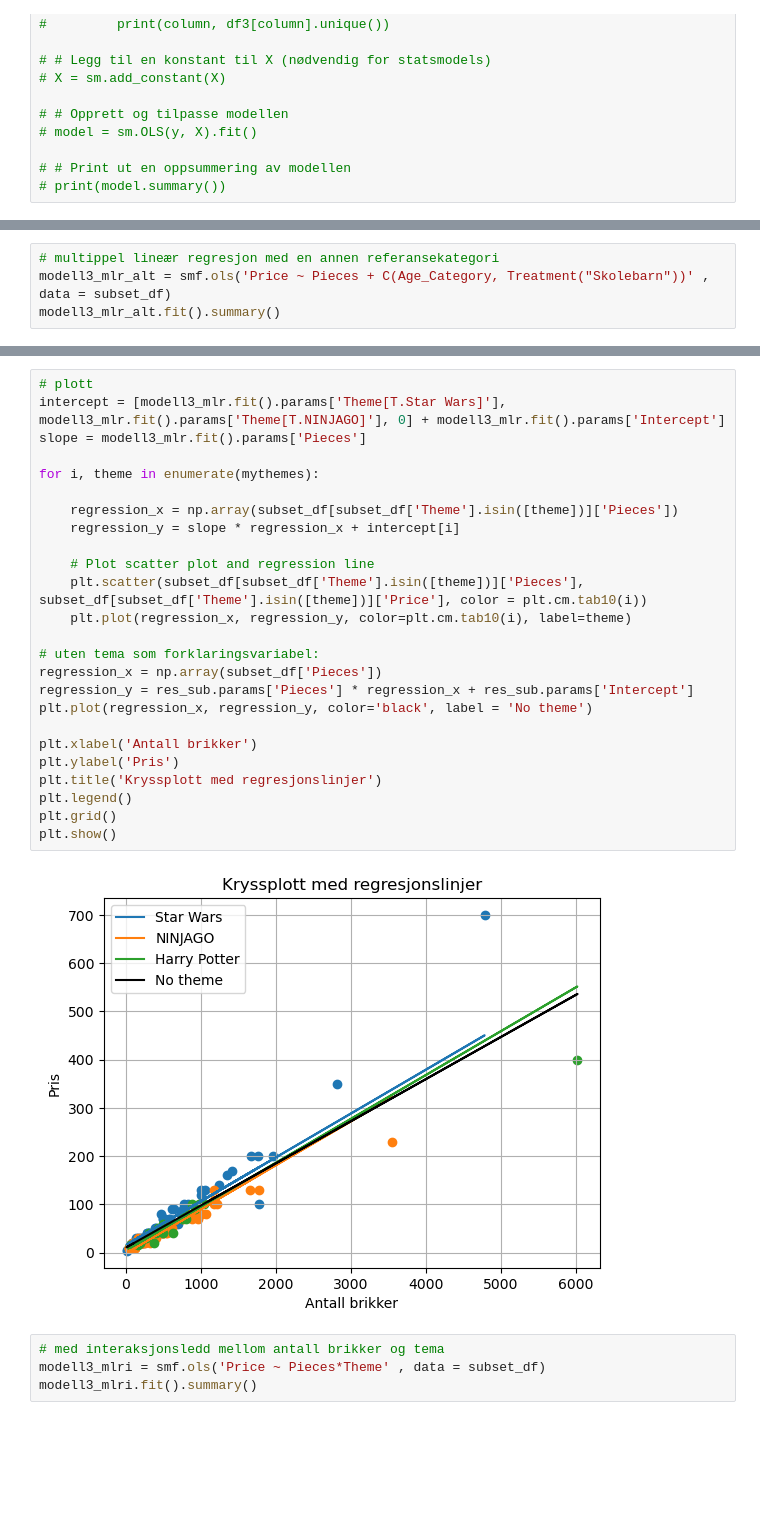
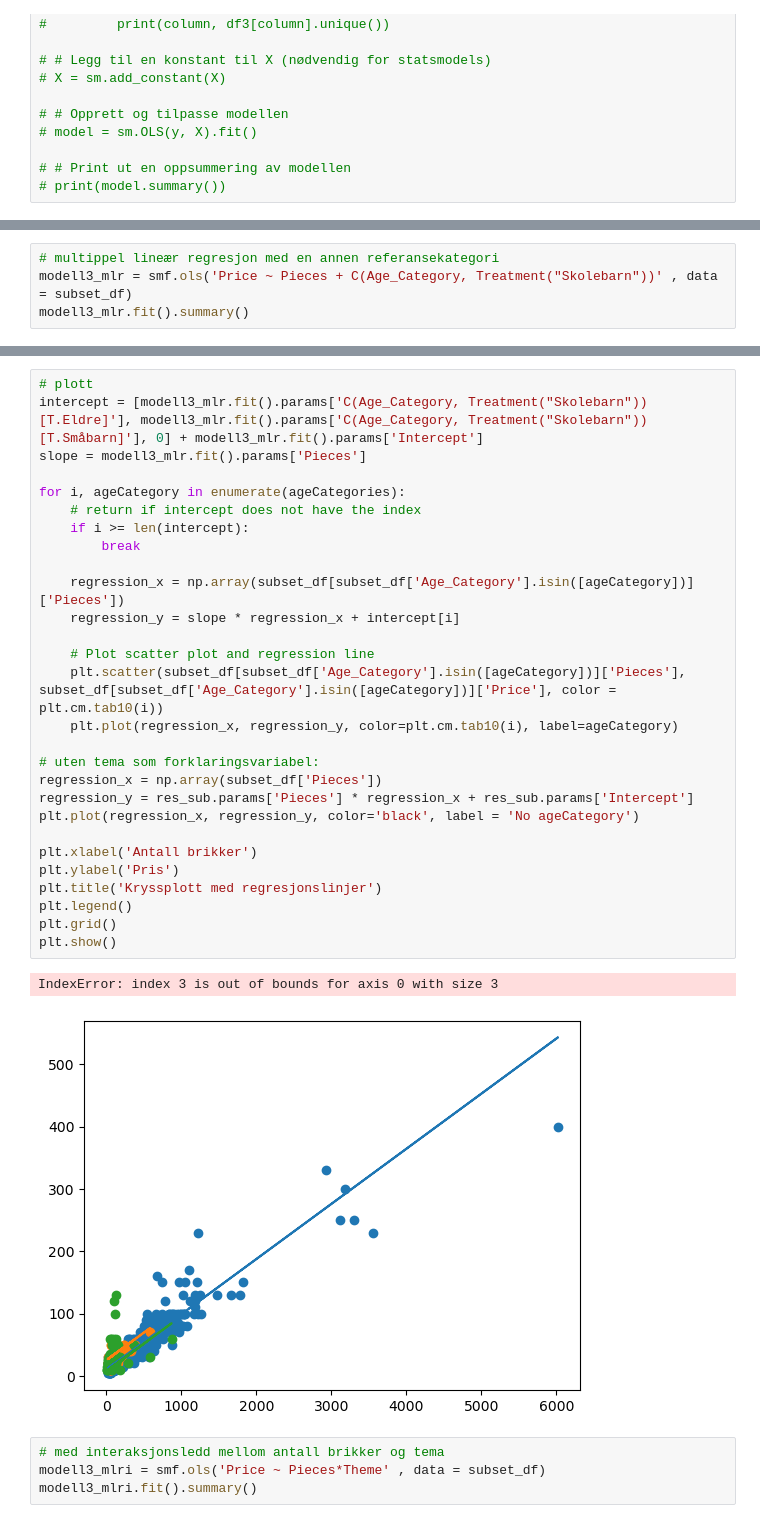
Before and after one commit to 2023H-LAD-S/ISTA1003-Semester-Prosjekt, a Jupyter notebook: oppg1.ipynb, the cells around one changed output, grey strips where cells are left out. Saved outputs shown, nothing was run; the diff lists cells and outputs as text; blank space fills up the shorter version.

```diff
--- a/oppg1.ipynb
+++ b/oppg1.ipynb
@@ -736,8 +736,8 @@ Notes:
 strong multicollinearity or other numerical problems.
 # %%
 # multippel lineær regresjon med en annen referansekategori
-modell3_mlr_alt = smf.ols('Price ~ Pieces + C(Age_Category, Treatment("Skolebarn"))' , data = subset_df)
-modell3_mlr_alt.fit().summary()
+modell3_mlr = smf.ols('Price ~ Pieces + C(Age_Category, Treatment("Skolebarn"))' , data = subset_df)
+modell3_mlr.fit().summary()
 # %% [output]
 OLS Regression Results
 | Dep. Variable: | Price | R-squared: | 0.850 |
@@ -765,31 +765,35 @@ Notes:
 strong multicollinearity or other numerical problems.
 # %%
 # plott
-intercept = [modell3_mlr.fit().params['Theme[T.Star Wars]'], modell3_mlr.fit().params['Theme[T.NINJAGO]'], 0] + modell3_mlr.fit().params['Intercept']
+intercept = [modell3_mlr.fit().params['C(Age_Category, Treatment("Skolebarn"))[T.Eldre]'], modell3_mlr.fit().params['C(Age_Category, Treatment("Skolebarn"))[T.Småbarn]'], 0] + modell3_mlr.fit().params['Intercept']
 slope = modell3_mlr.fit().params['Pieces']
 
-for i, theme in enumerate(mythemes):
+for i, ageCategory in enumerate(ageCategories):
+    # return if intercept does not have the index
+    if i >= len(intercept):
+        break
 
-    regression_x = np.array(subset_df[subset_df['Theme'].isin([theme])]['Pieces'])
+    regression_x = np.array(subset_df[subset_df['Age_Category'].isin([ageCategory])]['Pieces'])
     regression_y = slope * regression_x + intercept[i]
 
     # Plot scatter plot and regression line
-    plt.scatter(subset_df[subset_df['Theme'].isin([theme])]['Pieces'], subset_df[subset_df['Theme'].isin([theme])]['Price'], color = plt.cm.tab10(i))
-    plt.plot(regression_x, regression_y, color=plt.cm.tab10(i), label=theme)
+    plt.scatter(subset_df[subset_df['Age_Category'].isin([ageCategory])]['Pieces'], subset_df[subset_df['Age_Category'].isin([ageCategory])]['Price'], color = plt.cm.tab10(i))
+    plt.plot(regression_x, regression_y, color=plt.cm.tab10(i), label=ageCategory)
 
 # uten tema som forklaringsvariabel:
 regression_x = np.array(subset_df['Pieces'])
 regression_y = res_sub.params['Pieces'] * regression_x + res_sub.params['Intercept']
-plt.plot(regression_x, regression_y, color='black', label = 'No theme')
+plt.plot(regression_x, regression_y, color='black', label = 'No ageCategory')
 
 plt.xlabel('Antall brikker')
 plt.ylabel('Pris')
 plt.title('Kryssplott med regresjonslinjer')
 plt.legend()
 plt.grid()
 plt.show()
 # %% [output]
+IndexError: index 3 is out of bounds for axis 0 with size 3
-[figure, old version]
+[figure, new version]
 # %%
 # med interaksjonsledd mellom antall brikker og tema
 modell3_mlri = smf.ols('Price ~ Pieces*Theme' , data = subset_df)
```
Also changed, not shown: parts of 9 cells of this notebook.
